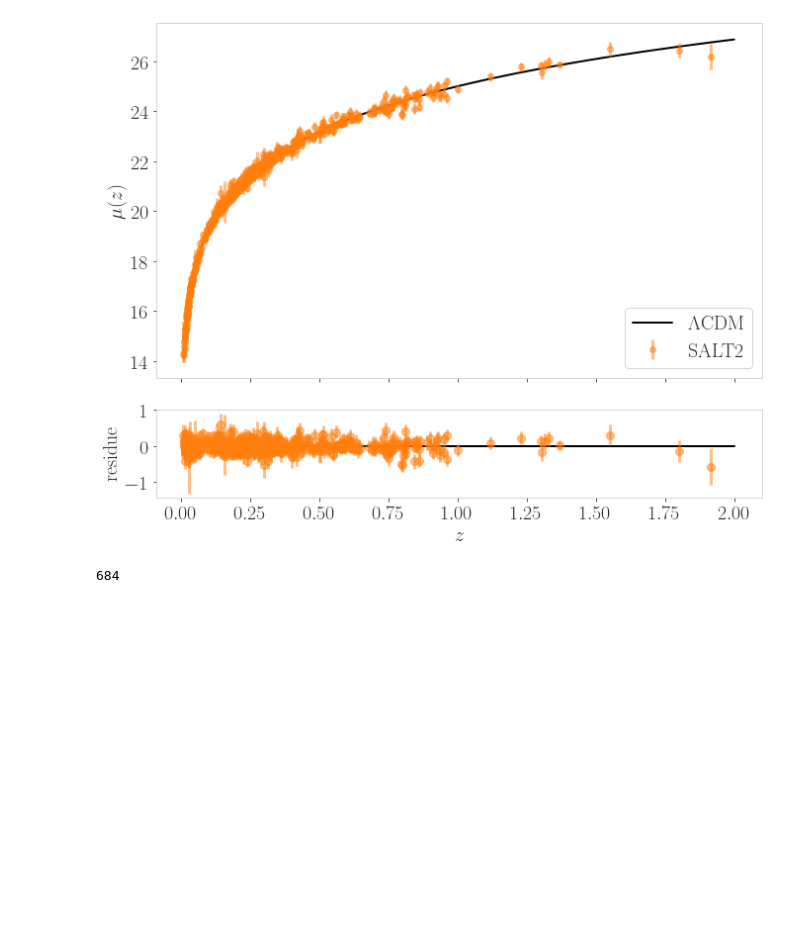
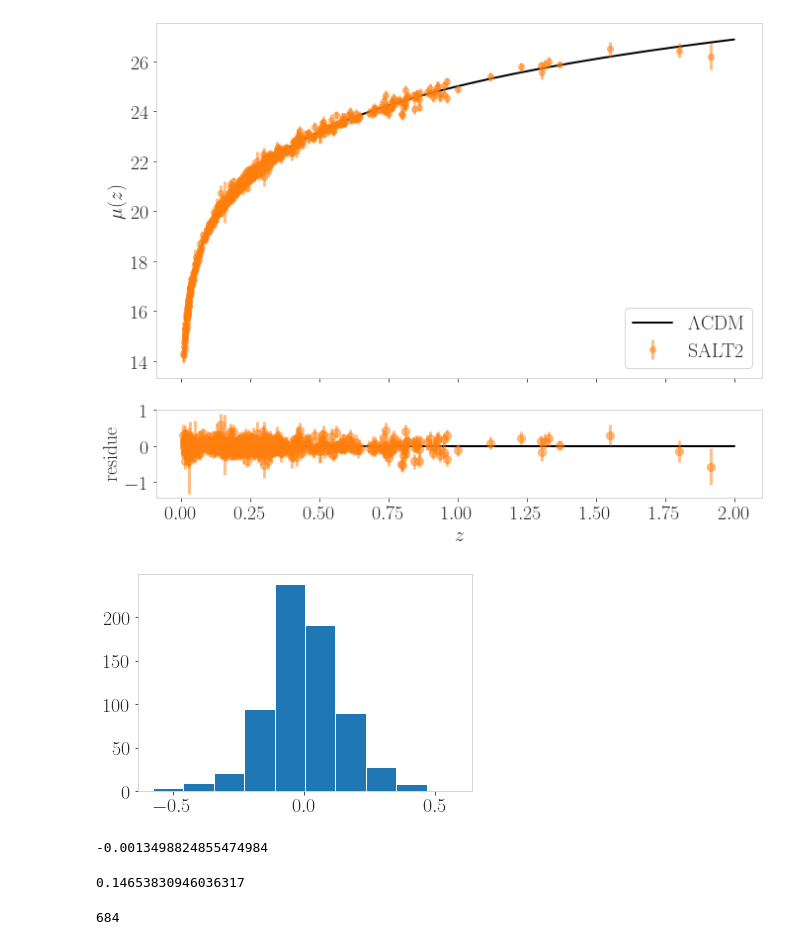
Before and after one commit to CassiaNascimento/PETS_model_for_SN_Ia_LC_fitting, a Jupyter notebook: fitting_pantheon/pca fit results/Cosmology_plots_PCA.ipynb, the cells around one changed output. Drawn from its saved outputs; the diff is of its cells as text; code cells hidden in the pictures; blank space fills up the shorter version.

```diff
--- a/fitting_pantheon/pca fit results/Cosmology_plots_PCA.ipynb
+++ b/fitting_pantheon/pca fit results/Cosmology_plots_PCA.ipynb
@@ -393,6 +393,19 @@ ax[1].set_xlabel(r"$z$")
 fig.tight_layout();
 # %% [output]
 [figure]
+# %%
+hd_res_salt2=mu_salt2-mu(Om_salt2,Ol_salt2,M_salt2,red=data_salt2["z"])
+plt.hist(hd_res_salt2);
+# %% [output]
+[figure, added]
+# %%
+np.mean(hd_res_salt2)
+# %% [output]
+-0.0013498824855474984
+# %%
+np.std(hd_res_salt2)
+# %% [output]
+0.14653830946036317
 # %%
 len(data_salt2)
 # %% [output]
```
Also changed, not shown: 1 other file.
